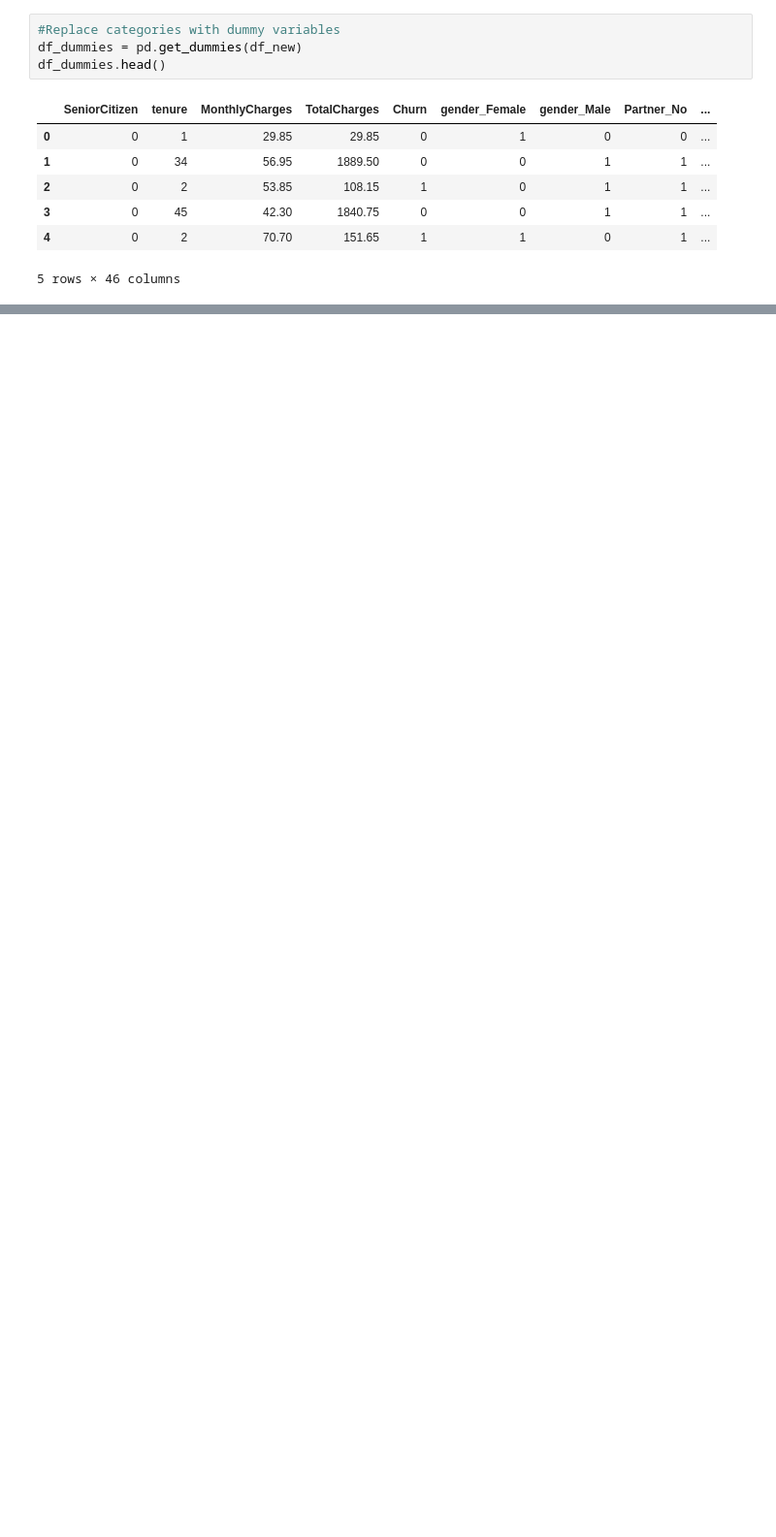
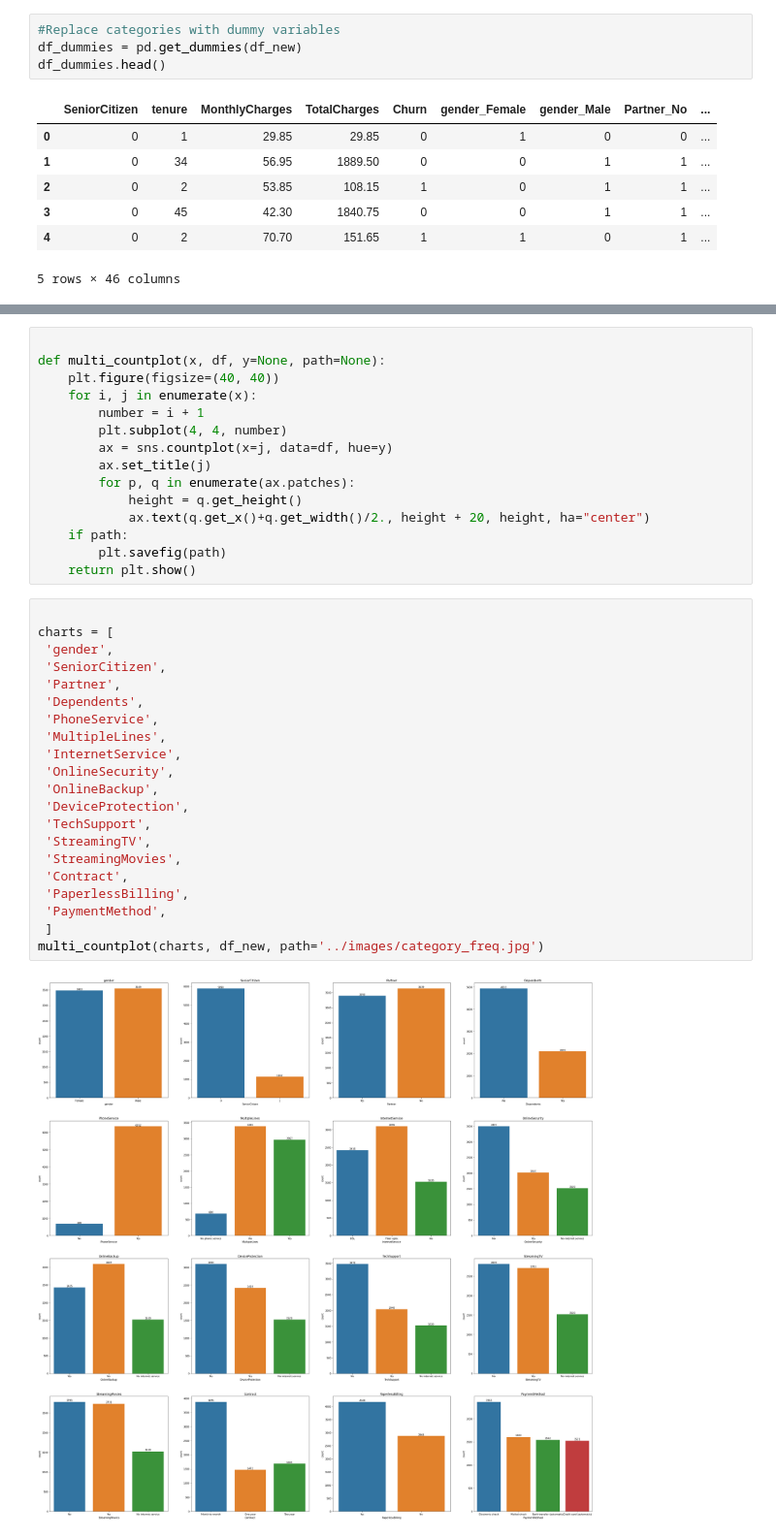
Before and after one commit to JamesG419/churn_analysis, a Jupyter notebook: notebooks/1-jpg-initial_data_exploration.ipynb, the cells around one changed output, grey strips where cells are left out. Shown at 97% size. Drawn from its saved outputs; the diff is of its cells as text; blank space fills up the shorter version.

```diff
--- a/notebooks/1-jpg-initial_data_exploration.ipynb
+++ b/notebooks/1-jpg-initial_data_exploration.ipynb
@@ -174,0 +239,38 @@ df_dummies.to_csv('../data/processed/WA_Fn-UseC_-Telco-Customer-Churn-Dummies.cs
+# %%
+
+def multi_countplot(x, df, y=None, path=None):
+    plt.figure(figsize=(40, 40))
+    for i, j in enumerate(x):
+        number = i + 1
+        plt.subplot(4, 4, number)
+        ax = sns.countplot(x=j, data=df, hue=y)
+        ax.set_title(j)
+        for p, q in enumerate(ax.patches):
+            height = q.get_height()
+            ax.text(q.get_x()+q.get_width()/2., height + 20, height, ha="center")
+    if path:
+        plt.savefig(path)
+    return plt.show()
+# %%
+
+charts = [
+ 'gender',
+ 'SeniorCitizen',
+ 'Partner',
+ 'Dependents',
+ 'PhoneService',
+ 'MultipleLines',
+ 'InternetService',
+ 'OnlineSecurity',
+ 'OnlineBackup',
+ 'DeviceProtection',
+ 'TechSupport',
+ 'StreamingTV',
+ 'StreamingMovies',
+ 'Contract',
+ 'PaperlessBilling',
+ 'PaymentMethod',
+ ]
+multi_countplot(charts, df_new, path='../images/category_freq.jpg')
+# %% [output]
+[figure, added]
```
Also changed, not shown: parts of 26 cells of this notebook, 3 other files.
